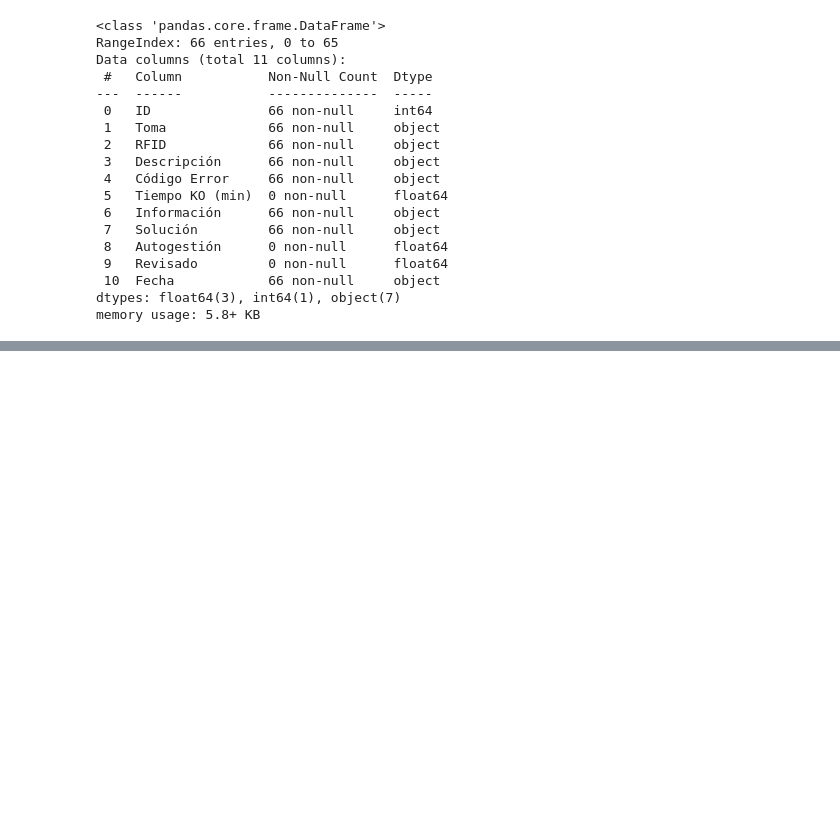
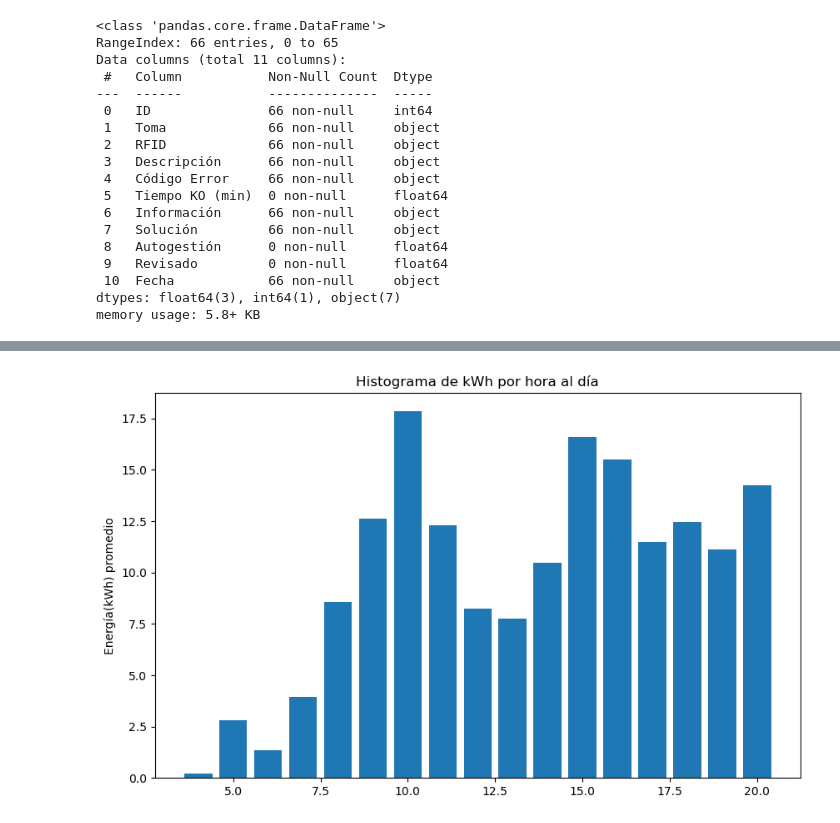
Before and after one commit to kmgomezm/DataHackHub, a Jupyter notebook: analisis_exploratorio_datos.ipynb, the cells around one changed output, grey strips where cells are left out. Cells and saved outputs as stored; diff of their text form; code cells hidden in the pictures; blank space fills up the shorter version.

```diff
--- a/analisis_exploratorio_datos.ipynb
+++ b/analisis_exploratorio_datos.ipynb
@@ -78,0 +144,7 @@ sesiones.describe()
+# %%
+sesiones['Inicio'] = pd.to_datetime(sesiones['Inicio'], format='%d/%m/%Y %H:%M')
+sesiones['Final'] = pd.to_datetime(sesiones['Final'], format='%d/%m/%Y %H:%M')
+sesiones['Hora media'] = (sesiones['Inicio'] + (sesiones['Final'] - sesiones['Inicio']) / 2).dt.time
+# %%
+sesiones['Inicio_hora'] = sesiones['Inicio'].dt.time
+sesiones['Final_hora'] = sesiones['Final'].dt.time
@@ -79,2 +173,14 @@ sesiones.describe()
+# %%
+# Convertir la columna 'Hora media' a tipo datetime.time
+sesiones['Hora media'] = pd.to_datetime(sesiones['Hora media'], format='%H:%M:%S').dt.time
 # %%
-tr
+sesiones_por_día = sesiones.groupby(sesiones['Final'].dt.hour)['Energía(kWh)'].mean()
+
+# Histograma de kwh por hora al día
+plt.figure(figsize=(10, 6))
+plt.bar(sesiones_por_día.index, sesiones_por_día.values)
+plt.ylabel('Energía(kWh) promedio')
+plt.title('Histograma de kWh por hora al día')
+plt.show()
+# %% [output]
+[figure, added]
```
Also changed, not shown: parts of 17 cells of this notebook.
